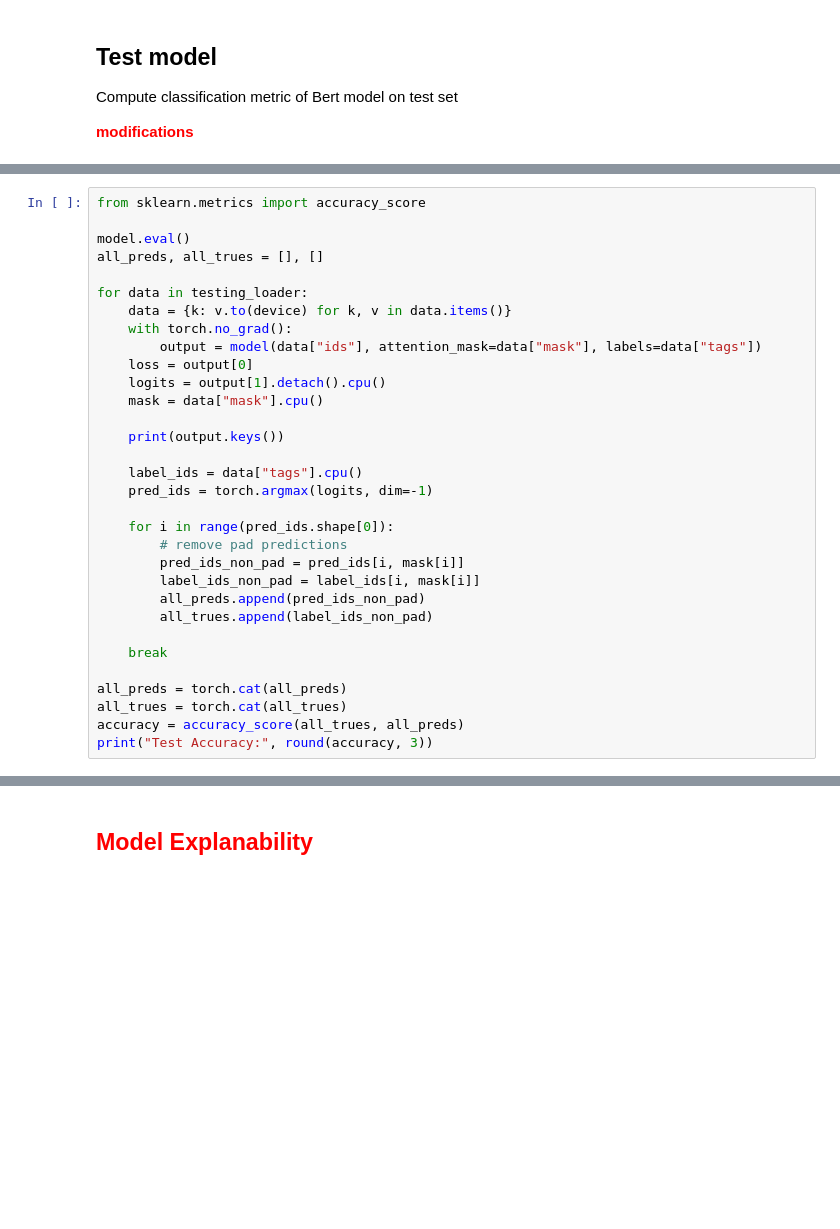
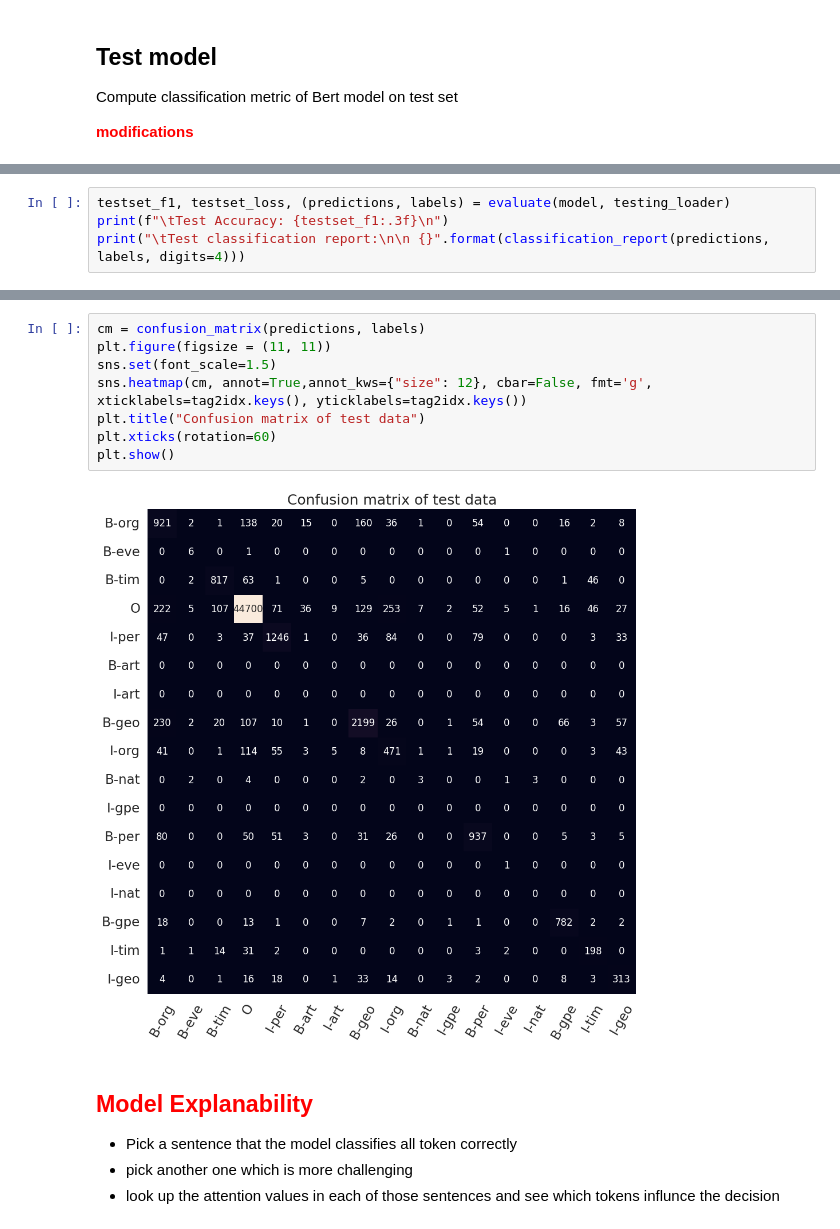
Before and after one commit to ioneliabuzatu/xund, a Jupyter notebook: train_model.ipynb, the cells around one changed output, grey strips where cells are left out. Saved outputs shown, nothing was run; the diff lists cells and outputs as text; blank space fills up the shorter version.

Commit message:
report left todo

```diff
--- a/train_model.ipynb
+++ b/train_model.ipynb
@@ -250,33 +577,5 @@ Compute classification metric of Bert model on test set
 # %%
-from sklearn.metrics import accuracy_score
-
-model.eval()
-all_preds, all_trues = [], []
-
-for data in testing_loader:
-    data = {k: v.to(device) for k, v in data.items()}
-    with torch.no_grad():
-        output = model(data["ids"], attention_mask=data["mask"], labels=data["tags"])
-    loss = output[0]
-    logits = output[1].detach().cpu()
-    mask = data["mask"].cpu()
-
-    print(output.keys())
-
-    label_ids = data["tags"].cpu()
-    pred_ids = torch.argmax(logits, dim=-1)
-
-    for i in range(pred_ids.shape[0]):
-        # remove pad predictions
-        pred_ids_non_pad = pred_ids[i, mask[i]]
-        label_ids_non_pad = label_ids[i, mask[i]]
-        all_preds.append(pred_ids_non_pad)
-        all_trues.append(label_ids_non_pad)
-
-    break
-
-all_preds = torch.cat(all_preds)
-all_trues = torch.cat(all_trues)
-accuracy = accuracy_score(all_trues, all_preds)
-print("Test Accuracy:", round(accuracy, 3))
+testset_f1, testset_loss, (predictions, labels) = evaluate(model, testing_loader)
+print(f"\tTest Accuracy: {testset_f1:.3f}\n")
+print("\tTest classification report:\n\n {}".format(classification_report(predictions, labels, digits=4)))
 # %% [output]
@@ -353,5 +602,16 @@ plt.show()
+# %%
+cm = confusion_matrix(predictions, labels)
+plt.figure(figsize = (11, 11))
+sns.set(font_scale=1.5)
+sns.heatmap(cm, annot=True,annot_kws={"size": 12}, cbar=False, fmt='g', xticklabels=tag2idx.keys(), yticklabels=tag2idx.keys())
+plt.title("Confusion matrix of test data")
+plt.xticks(rotation=60)
+plt.show()
+# %% [output]
+[figure, added]
 # %% [markdown]
-<h2>
-    <span style="color:red;">
-        Model Explanability </span>
-    </h2>
+## <span style="color:red;">Model Explanability </span>
+
+- Pick a sentence that the model classifies all token correctly
+- pick another one which is more challenging
+- look up the attention values in each of those sentences and see which tokens influnce the decision
```
Also changed, not shown: parts of 49 cells of this notebook.
